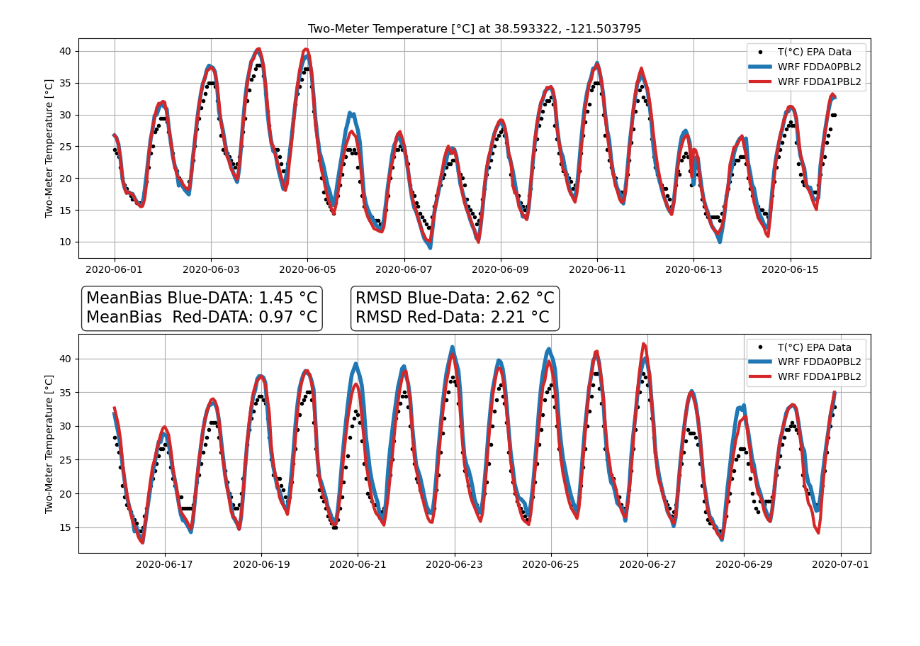
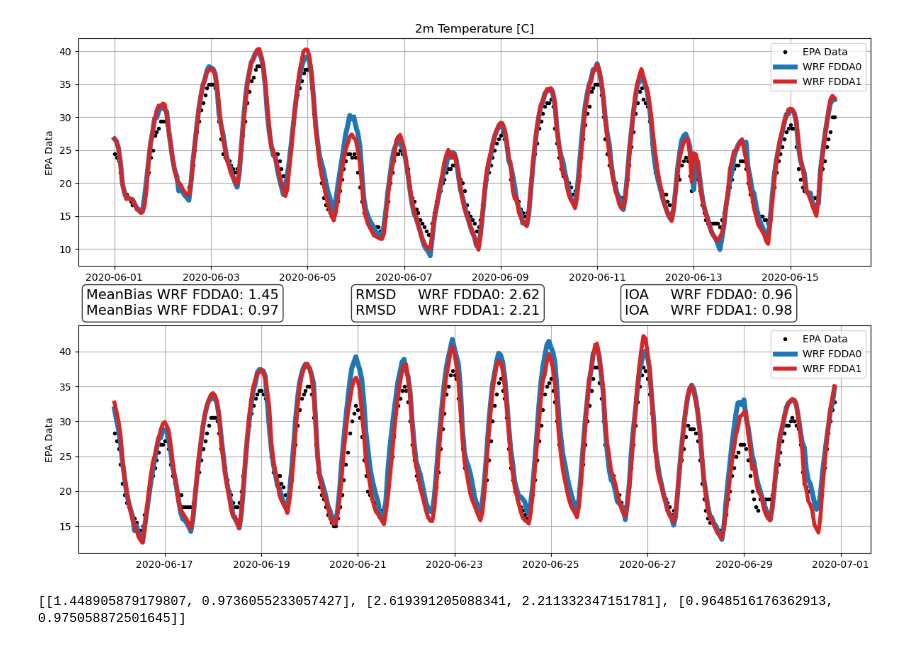
Before and after one commit to wtoslac/LCLUCWRF, a Jupyter notebook: PyWRF/Test_T2.ipynb, the cells around one changed output. Saved outputs shown, nothing was run; the diff lists cells and outputs as text; code cells hidden in the pictures; blank space fills up the shorter version.

```diff
--- a/PyWRF/Test_T2.ipynb
+++ b/PyWRF/Test_T2.ipynb
@@ -1,6 +1,48 @@
-# %%
-from T2_TimeSeries import T2_TimeSeries
-
-T2_TimeSeries("/data/wto/EPAMetData/hourly_TEMP_2020_06_Sac.csv","/data/wto/WRFOUT/Sac_NDown_UCM1_PBL2_FDDA0_250518/wrfout_d01_2020-06-*","/data/wto/WRFOUT/Sac_NDown_UCM1_PBL2_FDDA1_250710/wrfout_d01_2020-06-*")
-# %% [output]
-[figure, removed]
+# %%
+## Loading the Libaries.
+import numpy as np
+import matplotlib.pyplot as plt
+from netCDF4 import Dataset
+from wrf import getvar, to_np, get_cartopy, latlon_coords, ll_to_xy, vertcross, interplevel,ALL_TIMES
+import cartopy as cp
+from glob import glob
+from PyWRFFun import MonthTimeSeries
+
+## Load the EPA Data Input File
+EPAVar = (np.loadtxt("/data/wto/EPAMetData/hourly_TEMP_2020_06_Sac.csv", delimiter=',',usecols=[13])-32)*5/9
+
+### Set the Variable you want to look at. ####
+Var = "T2"
+VarLabel = "Two-Meter Temperature [°C]"
+# === Location of the EPA site===
+lat_point = 38.593322
+lon_point = -121.503795
+
+## Loading the data for the whole month #############
+files0 = sorted(glob("/data/wto/WRFOUT/Sac_NDown_UCM1_PBL2_FDDA0_250518/wrfout_d01_2020-06-*"))
+files1 = sorted(glob("/data/wto/WRFOUT/Sac_NDown_UCM1_PBL2_FDDA1_250710/wrfout_d01_2020-06-*"))
+
+# === Use first file to find grid location ===
+sample_ds = Dataset(files0[0])
+xy_loc = ll_to_xy(sample_ds, lat_point, lon_point, as_int=True)
+x_idx, y_idx = int(xy_loc[0]), int(xy_loc[1])
+
+# === Extract and accumulate T2 at the target location ===
+Var0_all = []
+Var1_all = []
+Time_all = []
+
+for ifile in range(0,len(files0)):
+
+    Var0 = getvar(Dataset(files0[ifile]), Var, timeidx=ALL_TIMES)
+    Var0_all.extend(to_np([Var0[y_idx, x_idx] - 273.15]))
+    Time_all.append(Var0.Time.values)
+
+    Var1 = getvar(Dataset(files1[ifile]), Var, timeidx=ALL_TIMES)
+    Var1_all.extend(to_np([Var1[y_idx, x_idx] - 273.15]))
+
+results = MonthTimeSeries(Time_all,[EPAVar,Var0_all,Var1_all],"2m Temperature [C]",["EPA Data","WRF FDDA0","WRF FDDA1"],True)
+print(results)
+# %% [output]
+[figure, added]
+[[1.448905879179807, 0.9736055233057427], [2.619391205088341, 2.211332347151781], [0.9648516176362913, 0.975058872501645]]
```
Also changed, not shown: parts of 2 cells of this notebook.
